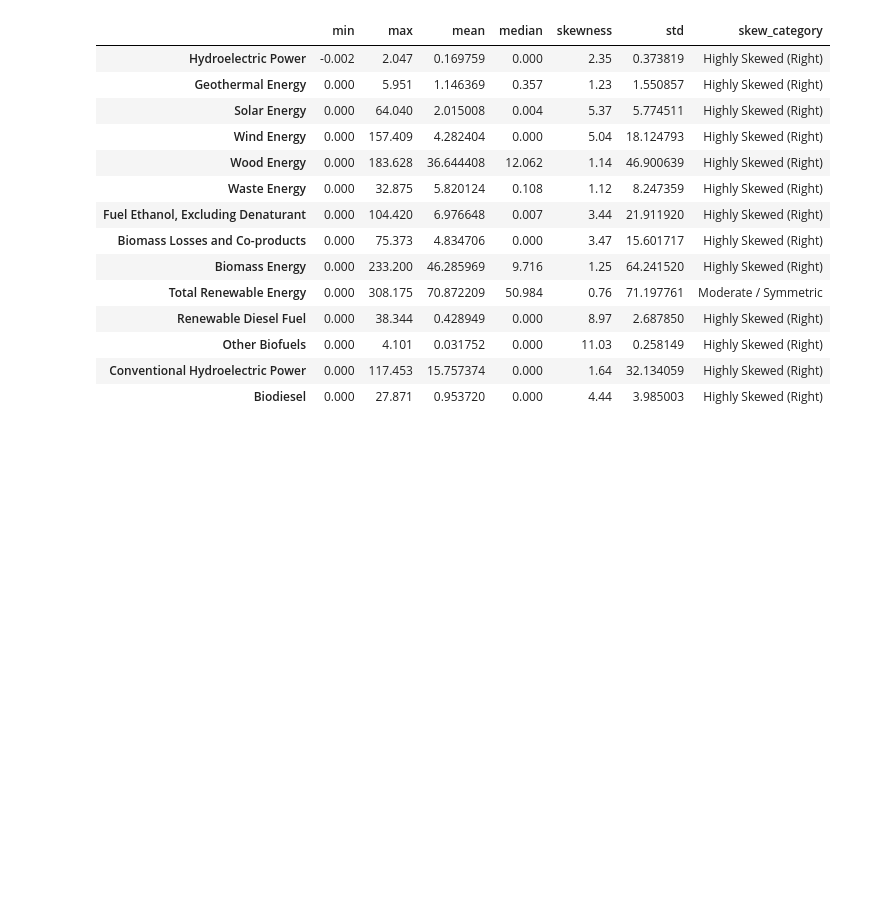
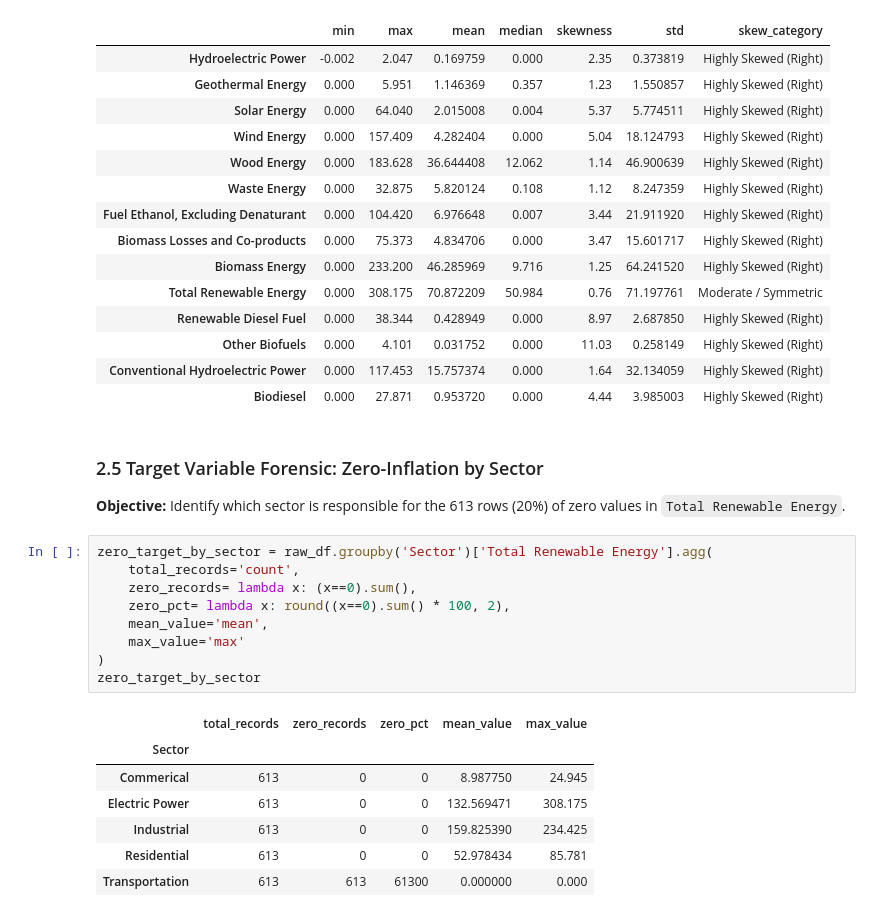
Before and after one commit to MichaelB232/41_IF-D_KataAnissaBebas, a Jupyter notebook: notebooks/01_data_understanding.ipynb, the cells around one changed output. Cells and saved outputs as stored; diff of their text form; blank space fills up the shorter version.

Commit message:
docs(eda): add forensic audit findings and data cleaning action plan

```diff
--- a/notebooks/01_data_understanding.ipynb
+++ b/notebooks/01_data_understanding.ipynb
@@ -147,3 +147,23 @@ num_stats
 | Other Biofuels | 0.000 | 4.101 | 0.031752 | 0.000 | 11.03 | 0.258149 | Highly Skewed (Right) |
 | Conventional Hydroelectric Power | 0.000 | 117.453 | 15.757374 | 0.000 | 1.64 | 32.134059 | Highly Skewed (Right) |
 | Biodiesel | 0.000 | 27.871 | 0.953720 | 0.000 | 4.44 | 3.985003 | Highly Skewed (Right) |
+# %% [markdown]
+### 2.5 Target Variable Forensic: Zero-Inflation by Sector
+**Objective:** Identify which sector is responsible for the 613 rows (20%) of zero values in `Total Renewable Energy`.
+# %%
+zero_target_by_sector = raw_df.groupby('Sector')['Total Renewable Energy'].agg(
+    total_records='count',
+    zero_records= lambda x: (x==0).sum(),
+    zero_pct= lambda x: round((x==0).sum() * 100, 2),
+    mean_value='mean',
+    max_value='max'
+)
+zero_target_by_sector
+# %% [output]
+|  | total_records | zero_records | zero_pct | mean_value | max_value |
+| Sector |  |  |  |  |  |
+| Commerical | 613 | 0 | 0 | 8.987750 | 24.945 |
+| Electric Power | 613 | 0 | 0 | 132.569471 | 308.175 |
+| Industrial | 613 | 0 | 0 | 159.825390 | 234.425 |
+| Residential | 613 | 0 | 0 | 52.978434 | 85.781 |
+| Transportation | 613 | 613 | 61300 | 0.000000 | 0.000 |
```
Also changed, not shown: parts of 8 cells of this notebook.
